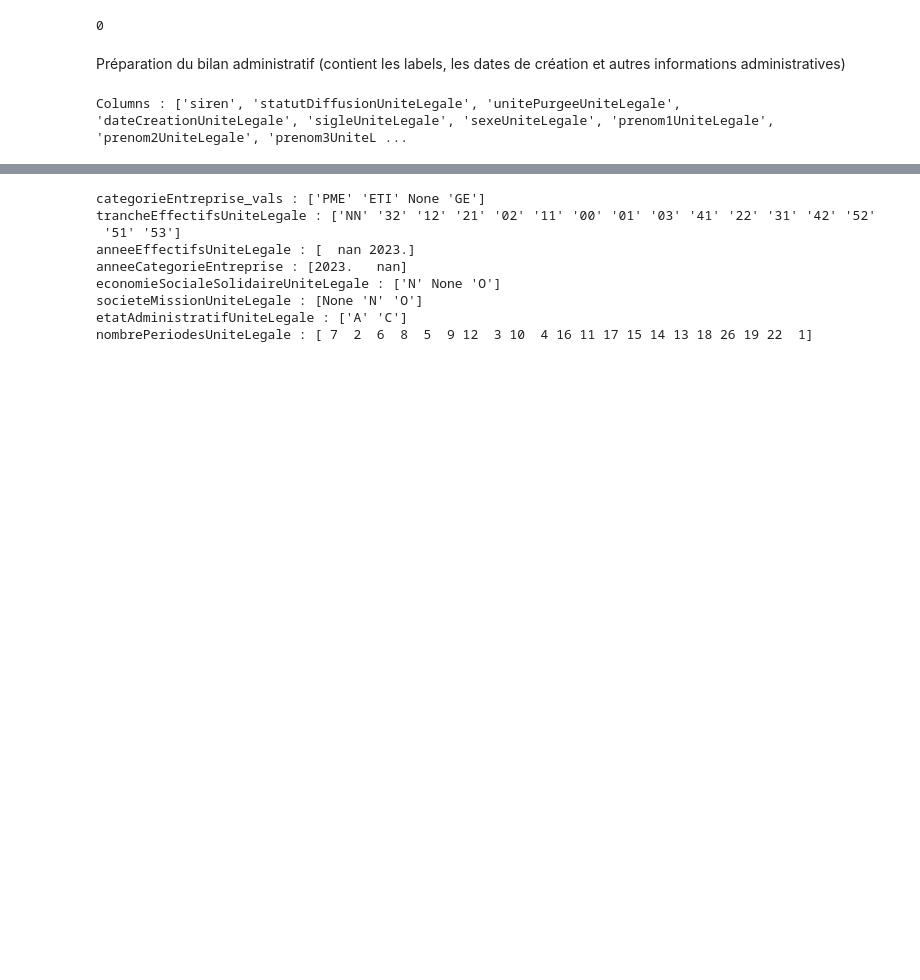
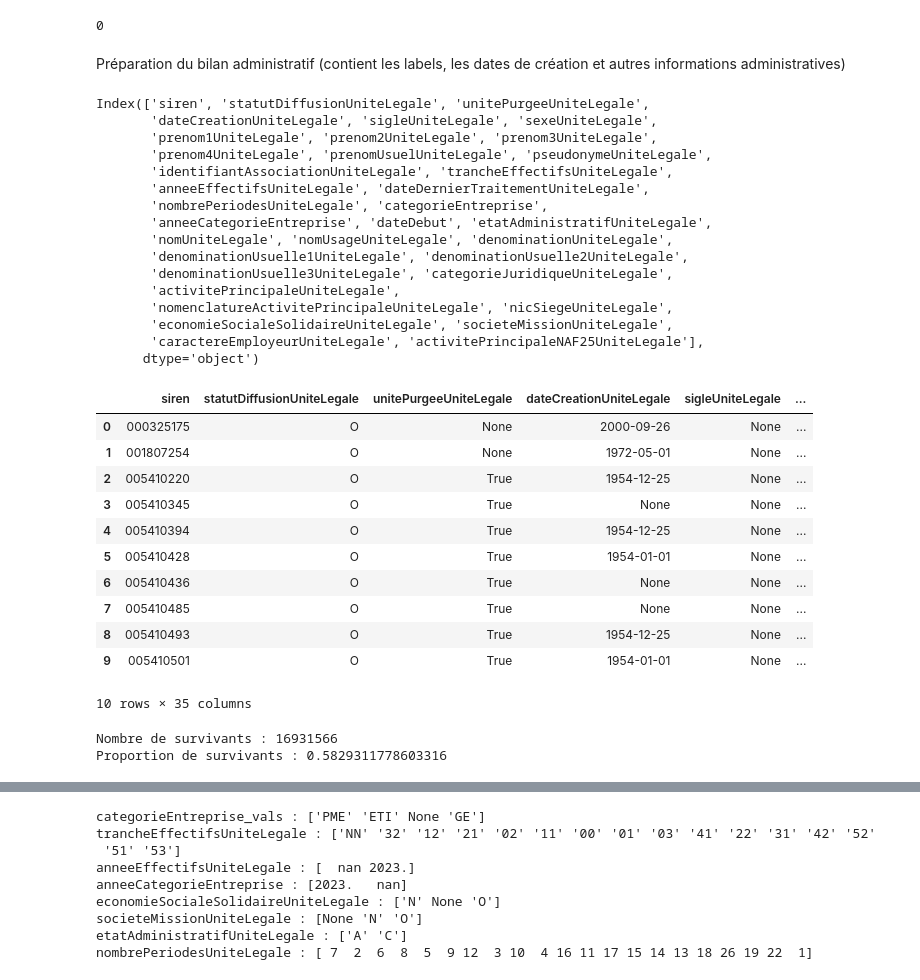
Before and after one commit to elizabeth-wolfsohn/startup_survival_prediction, a Jupyter notebook: data_preparation.ipynb, the cells around one changed output, grey strips where cells are left out. Saved outputs shown, nothing was run; the diff lists cells and outputs as text; code cells hidden in the pictures; blank space fills up the shorter version.

```diff
--- a/data_preparation.ipynb
+++ b/data_preparation.ipynb
@@ -36,30 +34,52 @@ gc.collect()
 # %% [markdown]
 Préparation du bilan administratif (contient les labels, les dates de création et autres informations administratives)
 # %%
-
-
-from utils import show_columns
-
 bilan_admin=pq.ParquetFile("datasets_originaux/StockUniteLegale_utf8.parquet")
-
-
-#NOMS DES COLONNES
-show_columns(bilan_admin)
-# %% [output]
-Columns : ['siren', 'statutDiffusionUniteLegale', 'unitePurgeeUniteLegale', 'dateCreationUniteLegale', 'sigleUniteLegale', 'sexeUniteLegale', 'prenom1UniteLegale', 'prenom2UniteLegale', 'prenom3UniteL ...
 # %%
-# groupe=bilan_admin.read_row_group(0)
+#NOMS DES COLONNES + APPERCU DE QUELQUES LIGNES
+groupe=bilan_admin.read_row_group(0)    #pour ne pas faire crasher le logiciel, on regarde les datasets groupe par groupe (ici c'est le groupe 0)
 
-# df=groupe.to_pandas()
+df=groupe.to_pandas()
 
-# df.head(10)
-# df.columns
+
+print(df.columns)
+df.head(10)
+# %% [output]
+Index(['siren', 'statutDiffusionUniteLegale', 'unitePurgeeUniteLegale',
+       'dateCreationUniteLegale', 'sigleUniteLegale', 'sexeUniteLegale',
+       'prenom1UniteLegale', 'prenom2UniteLegale', 'prenom3UniteLegale',
+       'prenom4UniteLegale', 'prenomUsuelUniteLegale', 'pseudonymeUniteLegale',
+       'identifiantAssociationUniteLegale', 'trancheEffectifsUniteLegale',
+       'anneeEffectifsUniteLegale', 'dateDernierTraitementUniteLegale',
+       'nombrePeriodesUniteLegale', 'categorieEntreprise',
+       'anneeCategorieEntreprise', 'dateDebut', 'etatAdministratifUniteLegale',
+       'nomUniteLegale', 'nomUsageUniteLegale', 'denominationUniteLegale',
+       'denominationUsuelle1UniteLegale', 'denominationUsuelle2UniteLegale',
+       'denominationUsuelle3UniteLegale', 'categorieJuridiqueUniteLegale',
+       'activitePrincipaleUniteLegale',
+       'nomenclatureActivitePrincipaleUniteLegale', 'nicSiegeUniteLegale',
+       'economieSocialeSolidaireUniteLegale', 'societeMissionUniteLegale',
+       'caractereEmployeurUniteLegale', 'activitePrincipaleNAF25UniteLegale'],
+      dtype='object')
+|  | siren | statutDiffusionUniteLegale | unitePurgeeUniteLegale | dateCreationUniteLegale | sigleUniteLegale | ... |
+| 0 | 000325175 | O | None | 2000-09-26 | None | ... |
+| 1 | 001807254 | O | None | 1972-05-01 | None | ... |
+| 2 | 005410220 | O | True | 1954-12-25 | None | ... |
+| 3 | 005410345 | O | True | None | None | ... |
+| 4 | 005410394 | O | True | 1954-12-25 | None | ... |
+| 5 | 005410428 | O | True | 1954-01-01 | None | ... |
+| 6 | 005410436 | O | True | None | None | ... |
+| 7 | 005410485 | O | True | None | None | ... |
+| 8 | 005410493 | O | True | 1954-12-25 | None | ... |
+| 9 | 005410501 | O | True | 1954-01-01 | None | ... |
+10 rows × 35 columns
 # %%
-#from utils import count_target_value
+#NOMBRE + PROPORTION D'ENTREPRISES SURVIVANTES (Toutes entreprises confondues)
 
-#NOMBRE + PROPORTION D'ENTREPRISES SURVIVANTES
-
-# nb_survivants,proportion_survivants=count_target_value("A", 'etatAdministratifUniteLegale',bilan_admin, proportion=True)
-# print(f"Nombre de survivants : {nb_survivants}")
-# print(f"Proportion de survivants : {proportion_survivants}")
+nb_survivants,proportion_survivants=count_target_value("A", 'etatAdministratifUniteLegale',bilan_admin, proportion=True)
+print(f"Nombre de survivants : {nb_survivants} ")
+print(f"Proportion de survivants : {proportion_survivants}")
+# %% [output]
+Nombre de survivants : 16931566
+Proportion de survivants : 0.5829311778603316
 # %%
```
Also changed, not shown: parts of 67 cells of this notebook, 5 other files.
